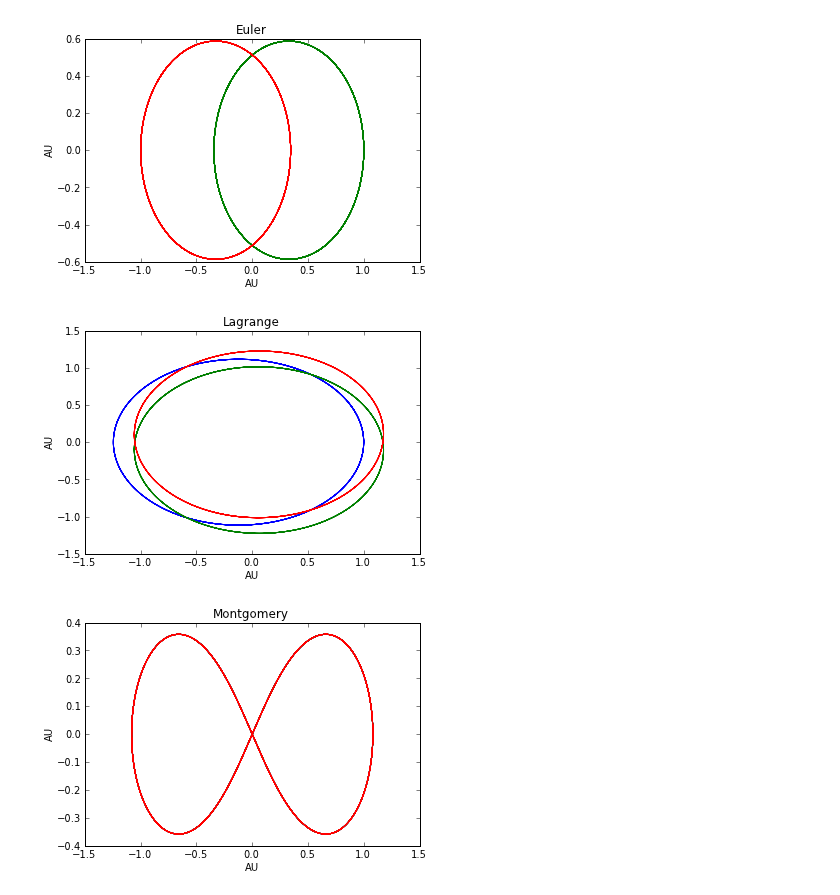
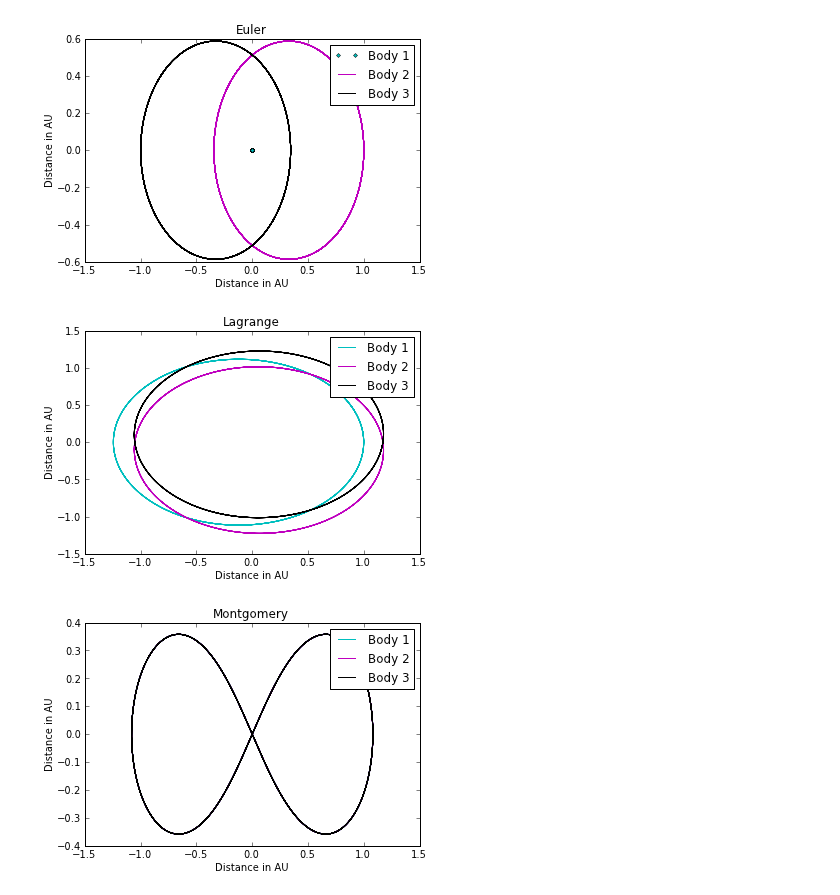
Before and after one commit to shalstvedt/cs477_simulation, a Jupyter notebook: OOPlanets.ipynb, the cells around one changed output. Saved outputs shown, nothing was run; the diff lists cells and outputs as text; code cells hidden in the pictures.

Commit message:
Legend

```diff
--- a/OOPlanets.ipynb
+++ b/OOPlanets.ipynb
@@ -11,8 +11,8 @@ intmans = [euler_intman, lagrange_intman, montgomery_intman]
 # %%
 for ints in intmans:    ints.run()
 # %%
-for i, ints in enumerate(intmans):    pylab.figure(i)    title = ["Euler", "Lagrange", "Montgomery"][i]     x_title = "AU"    y_title = "AU"    pylab.title(title)    pylab.xlabel(x_title)    pylab.ylabel(y_title)    pylab.plot([e[0] for e in ints.state], [e[1] for e in ints.state])    pylab.plot([e[4] for e in ints.state], [e[5] for e in ints.state])    pylab.plot([e[8] for e in ints.state], [e[9] for e in ints.state])
+for i, ints in enumerate(intmans):    pylab.figure(i)    title = ["Euler", "Lagrange", "Montgomery"][i]     x_title = "Distance in AU"    y_title = "Distance in AU"    pylab.title(title)    pylab.xlabel(x_title)    pylab.ylabel(y_title)    pylab.plot([e[0] for e in ints.state], [e[1] for e in ints.state], ['c.','c','c'][i])    pylab.plot([e[4] for e in ints.state], [e[5] for e in ints.state], 'm')    pylab.plot([e[8] for e in ints.state], [e[9] for e in ints.state], 'k')    pylab.legend(('Body 1', 'Body 2', 'Body 3'))
 # %% [output]
-[figure, old version]
+[figure, new version]
-[figure, old version]
+[figure, new version]
-[figure, old version]
+[figure, new version]
```
